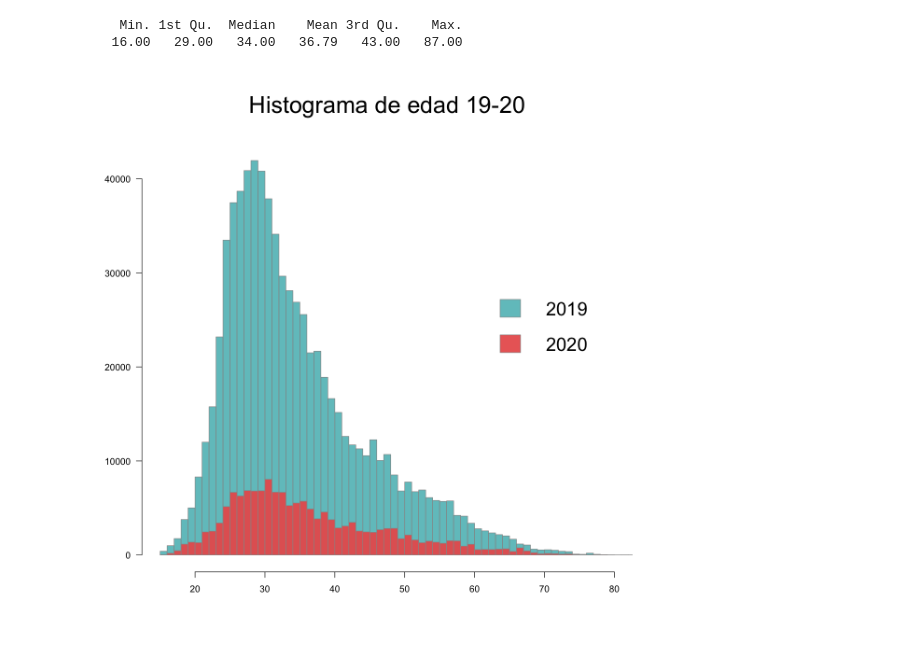
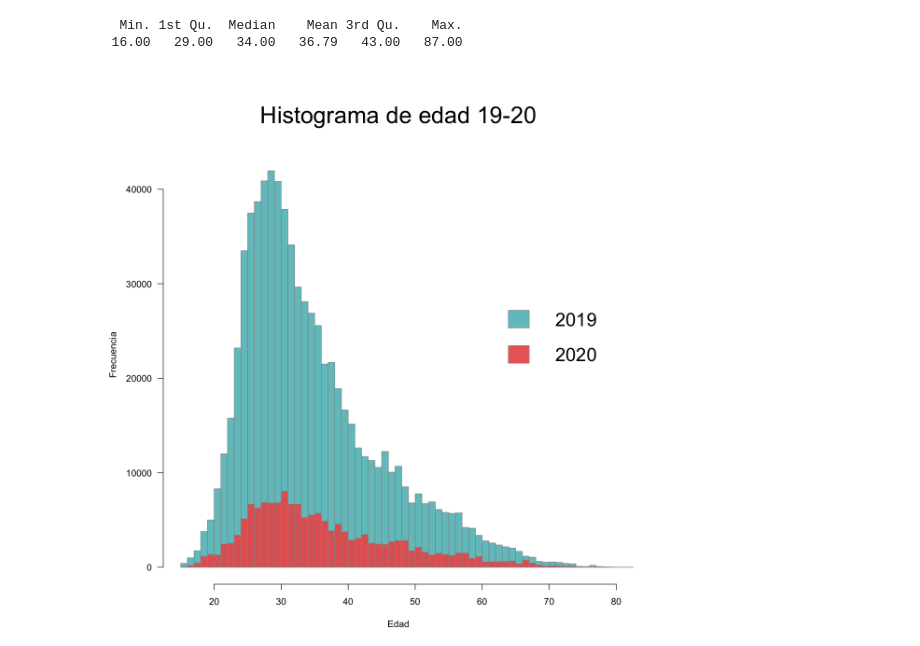
Before and after one commit to prope-2020-gh-classroom/practica-final-por-equipos-verano-2020-itam-Eduardo-Moreno, a Jupyter notebook: Descriptive_Analysis.ipynb, the cells around one changed output. Saved outputs shown, nothing was run; the diff lists cells and outputs as text; code cells hidden in the pictures.

```diff
--- a/Descriptive_Analysis.ipynb
+++ b/Descriptive_Analysis.ipynb
@@ -195,24 +189,23 @@ summary(edad_20)
    Min. 1st Qu.  Median    Mean 3rd Qu.    Max.
   16.00   29.00   34.00   36.79   43.00   87.00
 # %%
-rosa <- '#E95D59EE'
-azul <- '#45B4B8CC'
-gris <- '#969696FF'
+par(mar=c(4,6,5,2))
 hist(edad_19,
      xlim=c(15,80),ylim=c(0,45000),axes=F,
-     xlab='',ylab='',main='',
+     xlab='Edad',ylab='',main='',
      breaks=seq(15,100,1),
      col=azul,
      border=gris)
 axis(1)
 axis(2,las=2)
 hist(edad_20,add=T,
      breaks=seq(15,100,1),
      col=rosa,
      border=gris)
 mtext('Histograma de edad 19-20', 3, cex=2.5)
+mtext('Frecuencia', 2, line=4)
 legend(60,30000,legend = c(2019,2020),
        fill = c(azul,rosa),border=c(gris,gris),
        box.col='white',cex=2)
 # %% [output]
-[figure, old version]
+[figure, new version]
```
Also changed, not shown: parts of 25 cells of this notebook, 2 other files.
